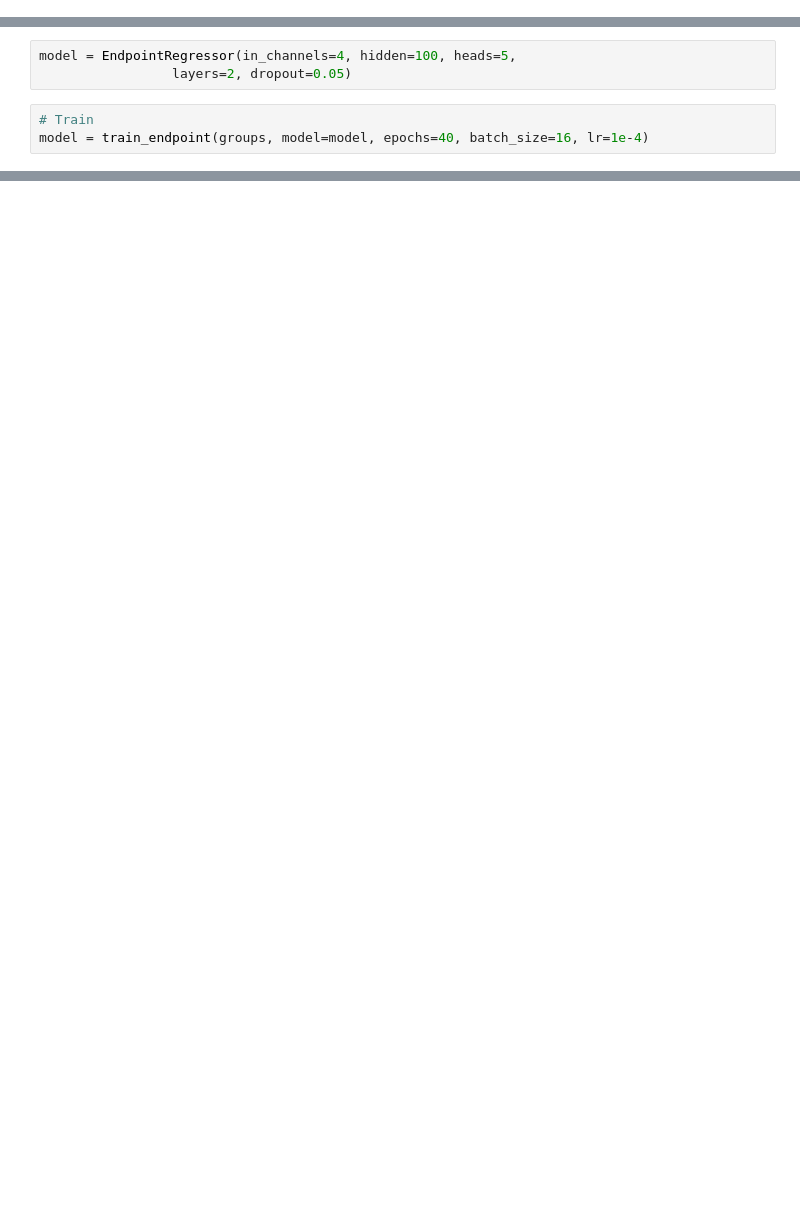
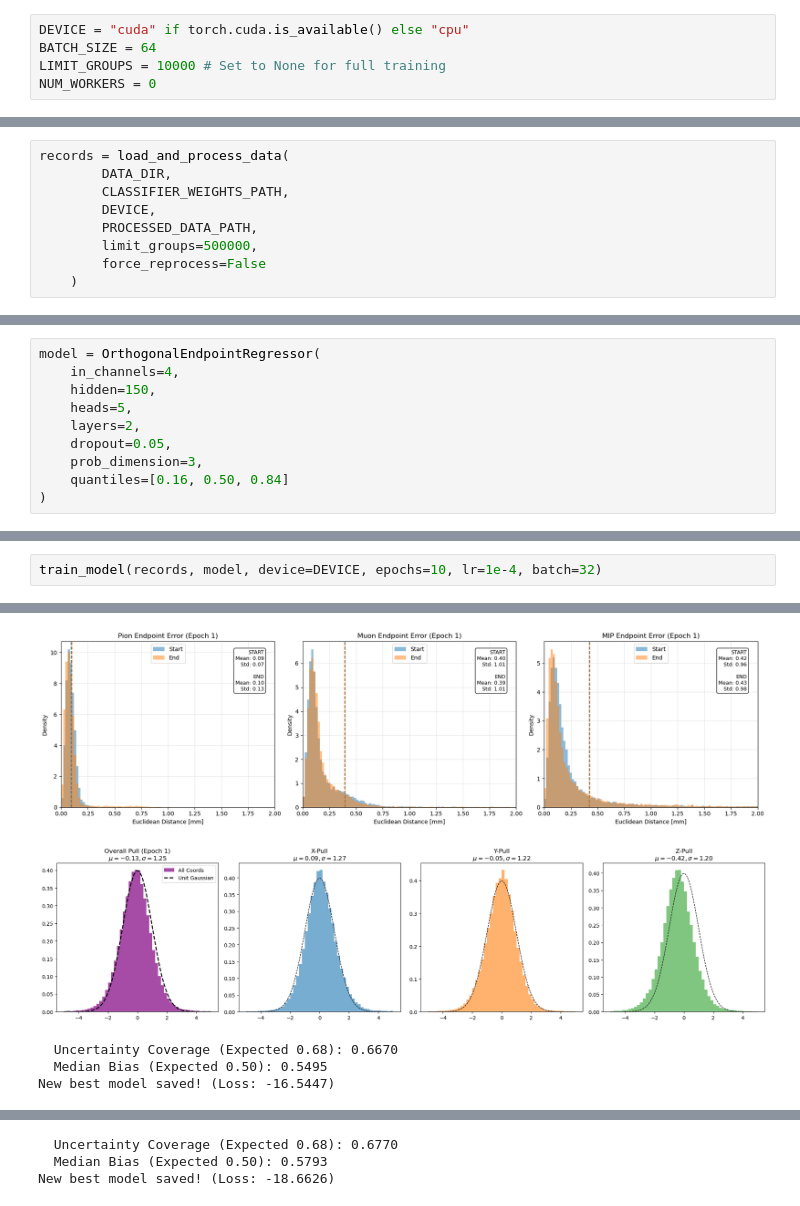
Before and after one commit to omarbeesley/pioneerML, a Jupyter notebook: endpoint_finder.ipynb, the cells around one changed output, grey strips where cells are left out. Cells and saved outputs as stored; diff of their text form; blank space fills up the shorter version.

```diff
--- a/endpoint_finder.ipynb
+++ b/endpoint_finder.ipynb
@@ -27,0 +39,5 @@ from graph_data.plotting import plot_event_display
+# %%
+DEVICE = "cuda" if torch.cuda.is_available() else "cpu"
+BATCH_SIZE = 64
+LIMIT_GROUPS = 10000 # Set to None for full training
+NUM_WORKERS = 0
@@ -306,0 +532,9 @@ Loaded 100000 groups.
+# %%
+records = load_and_process_data(
+        DATA_DIR,
+        CLASSIFIER_WEIGHTS_PATH,
+        DEVICE,
+        PROCESSED_DATA_PATH,
+        limit_groups=500000,
+        force_reprocess=False
+    )
@@ -307,6 +544,10 @@ Loaded 100000 groups.
 # %%
-model = EndpointRegressor(in_channels=4, hidden=100, heads=5,
-                 layers=2, dropout=0.05)
+model = OrthogonalEndpointRegressor(
+    in_channels=4,
+    hidden=150,
+    heads=5,
+    layers=2,
+    dropout=0.05,
+    prob_dimension=3,
+    quantiles=[0.16, 0.50, 0.84]
+)
-# %%
-# Train
-model = train_endpoint(groups, model=model, epochs=40, batch_size=16, lr=1e-4)
@@ -396,0 +554,3 @@ def visualize_failures(model, loader, device, num_failures=5):
+# %%
+train_model(records, model, device=DEVICE, epochs=10, lr=1e-4, batch=32)
+# %% [output]
@@ -396,0 +561,5 @@ def visualize_failures(model, loader, device, num_failures=5):
+[figure, added]
+[figure, added]
+  Uncertainty Coverage (Expected 0.68): 0.6670
+  Median Bias (Expected 0.50): 0.5495
+New best model saved! (Loss: -16.5447)
@@ -396,0 +572,3 @@ def visualize_failures(model, loader, device, num_failures=5):
+  Uncertainty Coverage (Expected 0.68): 0.6770
+  Median Bias (Expected 0.50): 0.5793
+New best model saved! (Loss: -18.6626)
```
Also changed, not shown: parts of 21 cells of this notebook, 27 other files.
